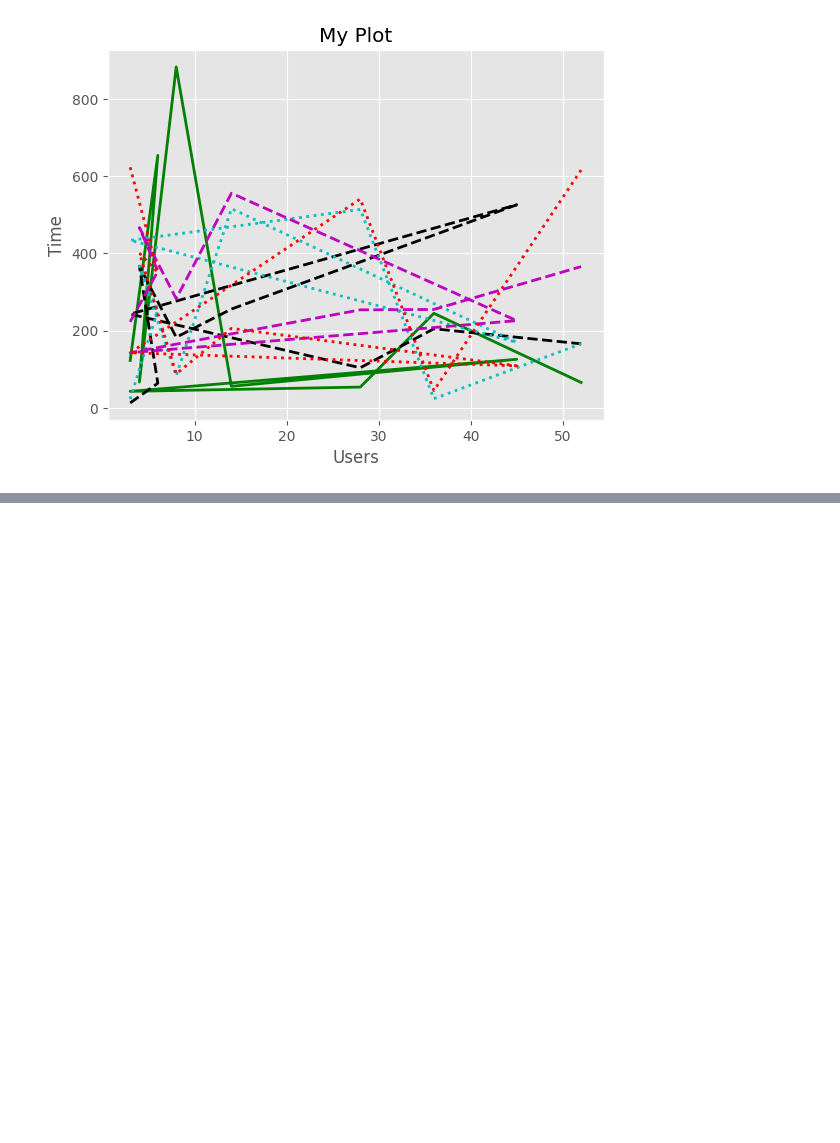
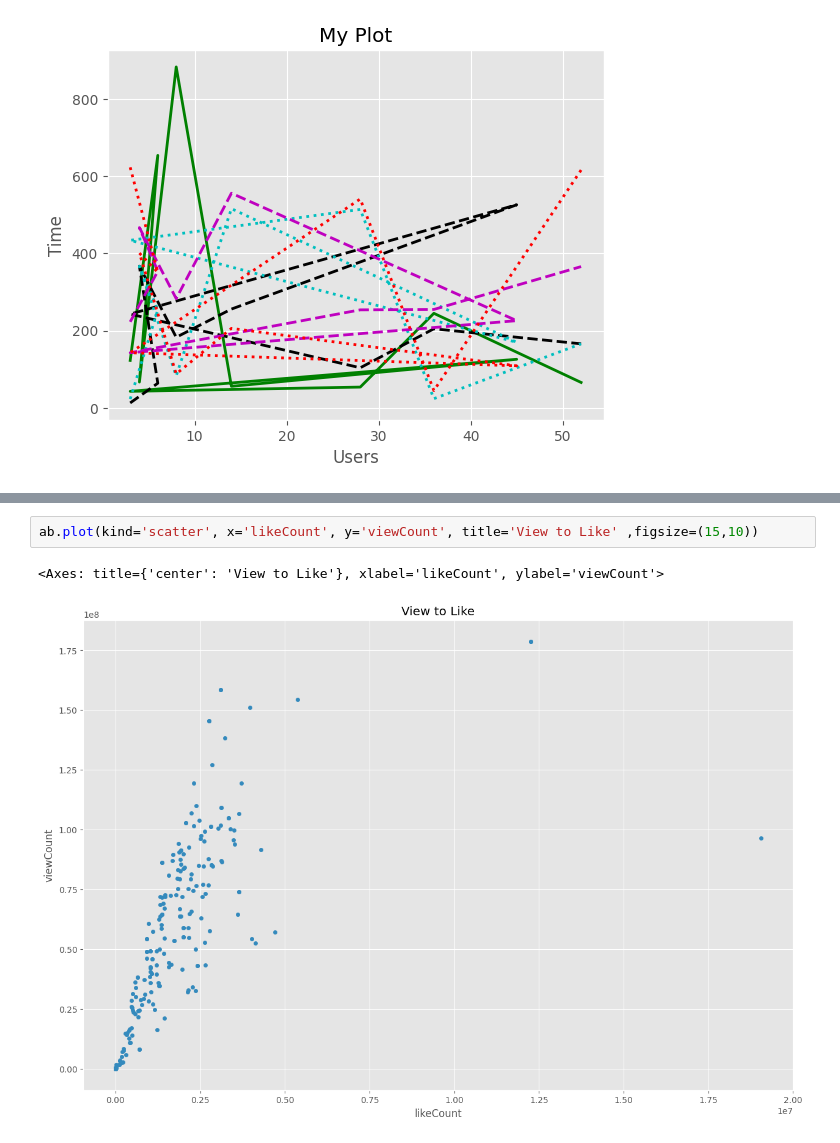
Before and after one commit to Eddie-hanson/Tutorials, a Jupyter notebook: Data_Visualization.ipynb, the cells around one changed output, grey strips where cells are left out. Cells and saved outputs as stored; diff of their text form; blank space fills up the shorter version.

```diff
--- a/Data_Visualization.ipynb
+++ b/Data_Visualization.ipynb
@@ -85,0 +115,5 @@ Text(0.5, 1.0, 'My Plot')
+# %%
+ab.plot(kind='scatter', x='likeCount', y='viewCount', title='View to Like' ,figsize=(15,10))
+# %% [output]
+<Axes: title={'center': 'View to Like'}, xlabel='likeCount', ylabel='viewCount'>
+[figure, added]
```
Also changed, not shown: parts of 13 cells of this notebook, 3 other files.
